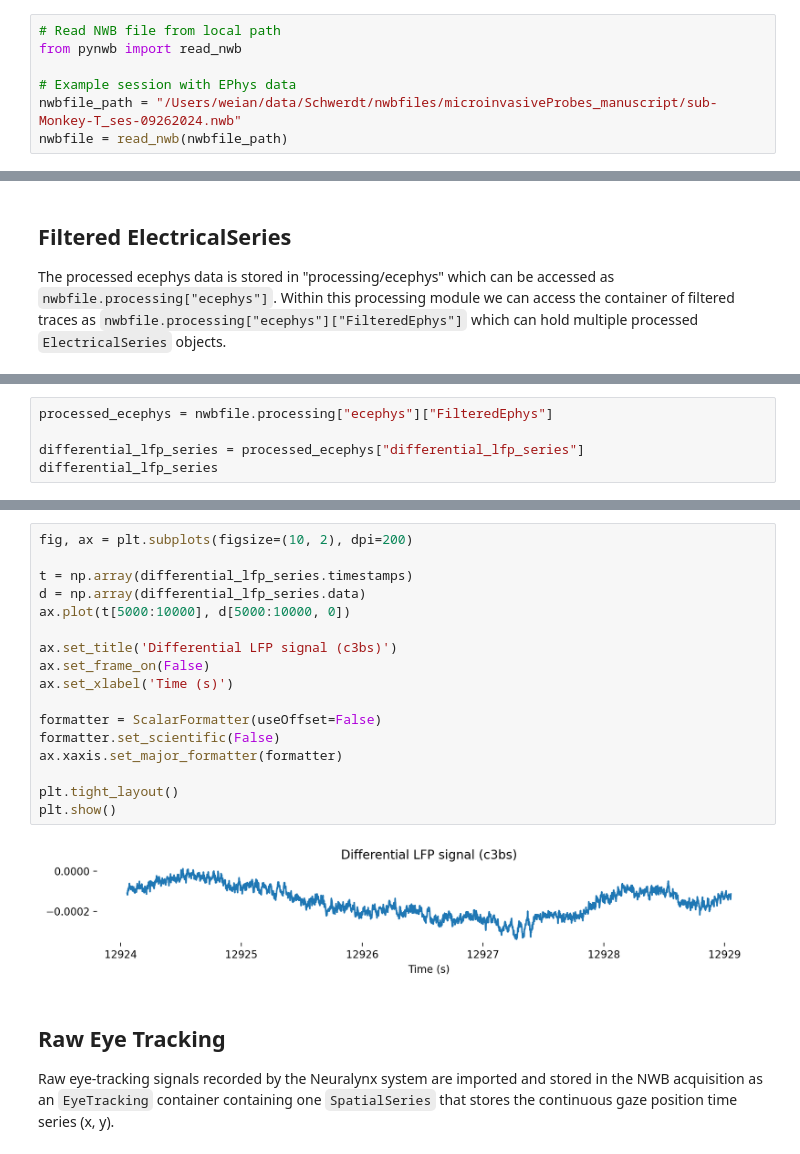
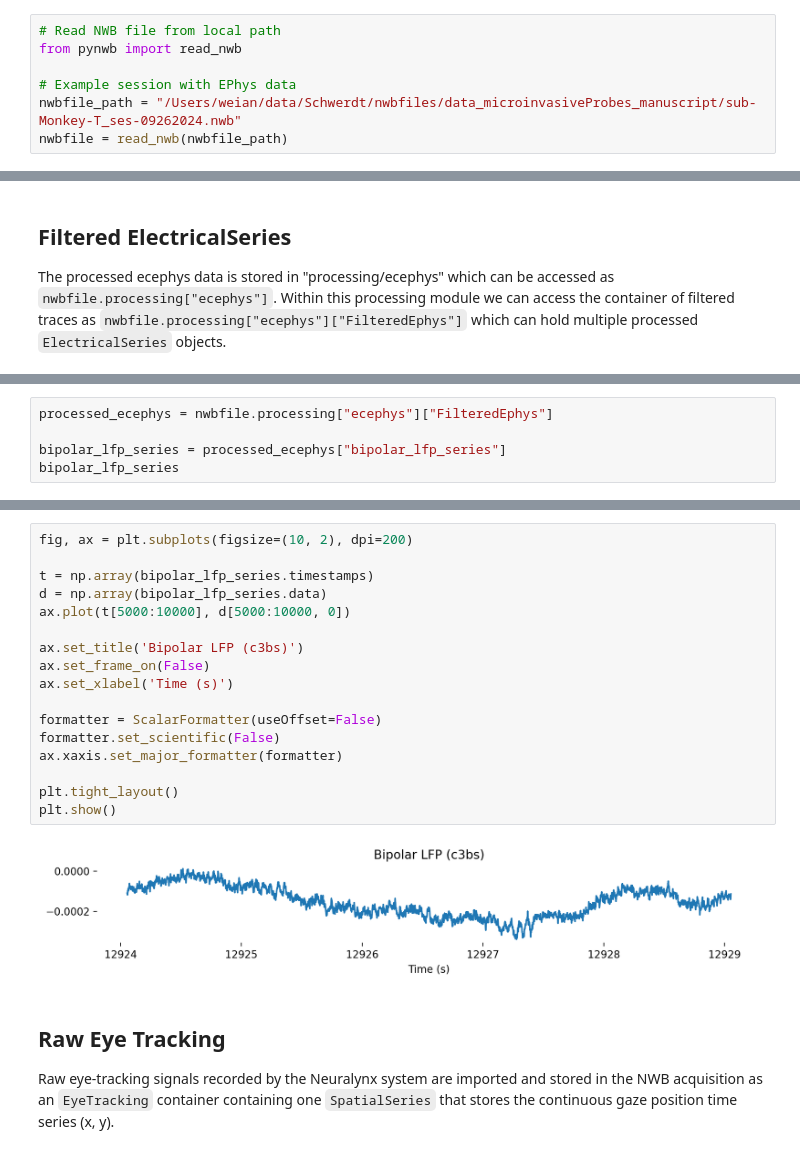
Before and after one commit to catalystneuro/schwerdt-lab-to-nwb, a Jupyter notebook: src/schwerdt_lab_to_nwb/tutorials/microinvasive_probes_ephys_nwb_tutorial.ipynb, the cells around one changed output, grey strips where cells are left out. Saved outputs shown, nothing was run; the diff lists cells and outputs as text.

```diff
--- a/src/schwerdt_lab_to_nwb/tutorials/microinvasive_probes_ephys_nwb_tutorial.ipynb
+++ b/src/schwerdt_lab_to_nwb/tutorials/microinvasive_probes_ephys_nwb_tutorial.ipynb
@@ -69,7 +69,7 @@ Alternative: You can also read the NWB file from a local path using `pynwb.read_
 from pynwb import read_nwb
 
 # Example session with EPhys data
-nwbfile_path = "/Users/weian/data/Schwerdt/nwbfiles/microinvasiveProbes_manuscript/sub-Monkey-T_ses-09262024.nwb"
+nwbfile_path = "/Users/weian/data/Schwerdt/nwbfiles/data_microinvasiveProbes_manuscript/sub-Monkey-T_ses-09262024.nwb"
 nwbfile = read_nwb(nwbfile_path)
 # %% [markdown]
 ### Session start time
@@ -215,6 +215,6 @@ table
 # %%
 processed_ecephys = nwbfile.processing["ecephys"]["FilteredEphys"]
 
-differential_lfp_series = processed_ecephys["differential_lfp_series"]
-differential_lfp_series
+bipolar_lfp_series = processed_ecephys["bipolar_lfp_series"]
+bipolar_lfp_series
 # %% [output]
@@ -257,22 +257,22 @@ table
 # %%
 fig, ax = plt.subplots(figsize=(10, 2), dpi=200)
 
-t = np.array(differential_lfp_series.timestamps)
-d = np.array(differential_lfp_series.data)
+t = np.array(bipolar_lfp_series.timestamps)
+d = np.array(bipolar_lfp_series.data)
 ax.plot(t[5000:10000], d[5000:10000, 0])
 
-ax.set_title('Differential LFP signal (c3bs)')
+ax.set_title('Bipolar LFP (c3bs)')
 ax.set_frame_on(False)
 ax.set_xlabel('Time (s)')
 
 formatter = ScalarFormatter(useOffset=False)
 formatter.set_scientific(False)
 ax.xaxis.set_major_formatter(formatter)
 
 plt.tight_layout()
 plt.show()
 # %% [output]
-[figure, old version]
+[figure, new version]
 # %% [markdown]
 ## Raw Eye Tracking
 
```
Also changed, not shown: parts of 3 cells of this notebook, 3 other files.
